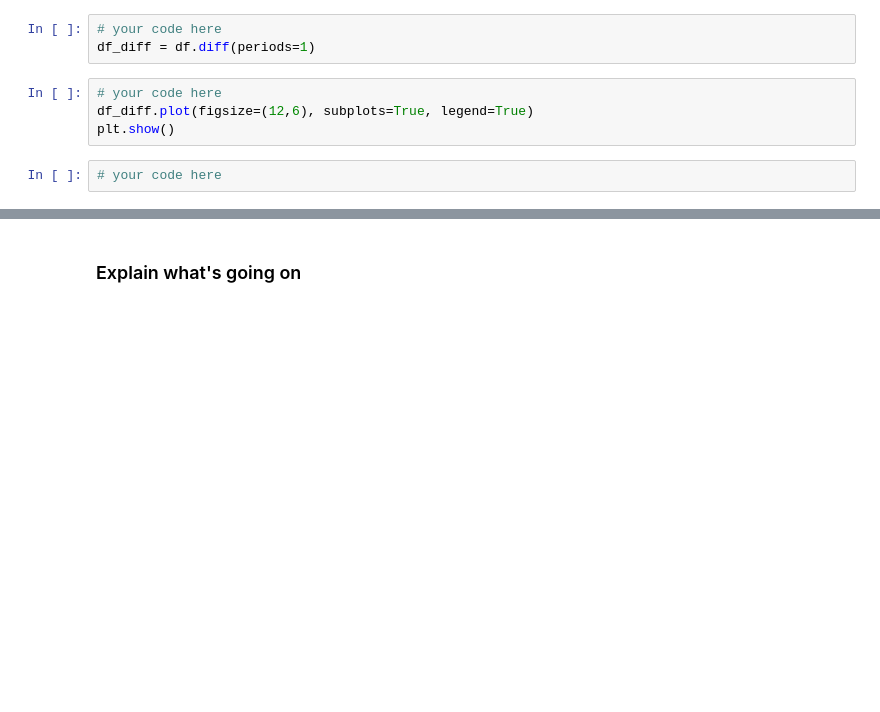
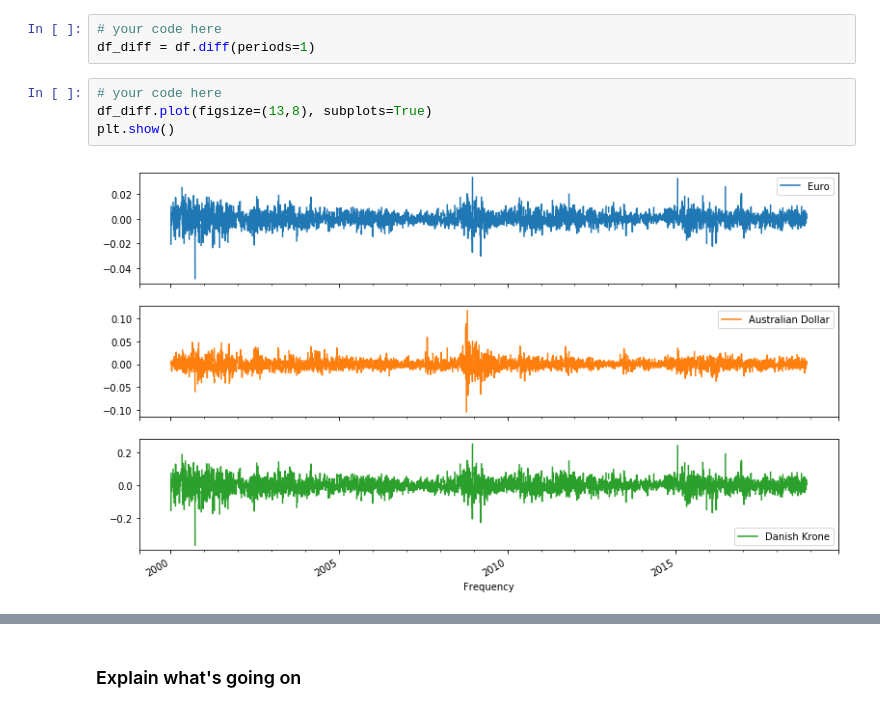
Before and after one commit to briansrebrenik/dsc-3-26-05-correlation-and-autocorrelation-in-time-series-lab-nyc-career-ds-102218, a Jupyter notebook: index.ipynb, the cells around one changed output, grey strips where cells are left out. Drawn from its saved outputs; the diff is of its cells as text; blank space fills up the shorter version.

```diff
--- a/index.ipynb
+++ b/index.ipynb
@@ -64,7 +64,7 @@ Next, look at the plots of the differenced series. Use subplots to plot them rat
 df_diff = df.diff(periods=1)
 # %%
 # your code here
-df_diff.plot(figsize=(12,6), subplots=True, legend=True)
+df_diff.plot(figsize=(13,8), subplots=True)
 plt.show()
+# %% [output]
+[figure, added]
-# %%
-# your code here
```
Also changed, not shown: parts of 4 cells of this notebook.
